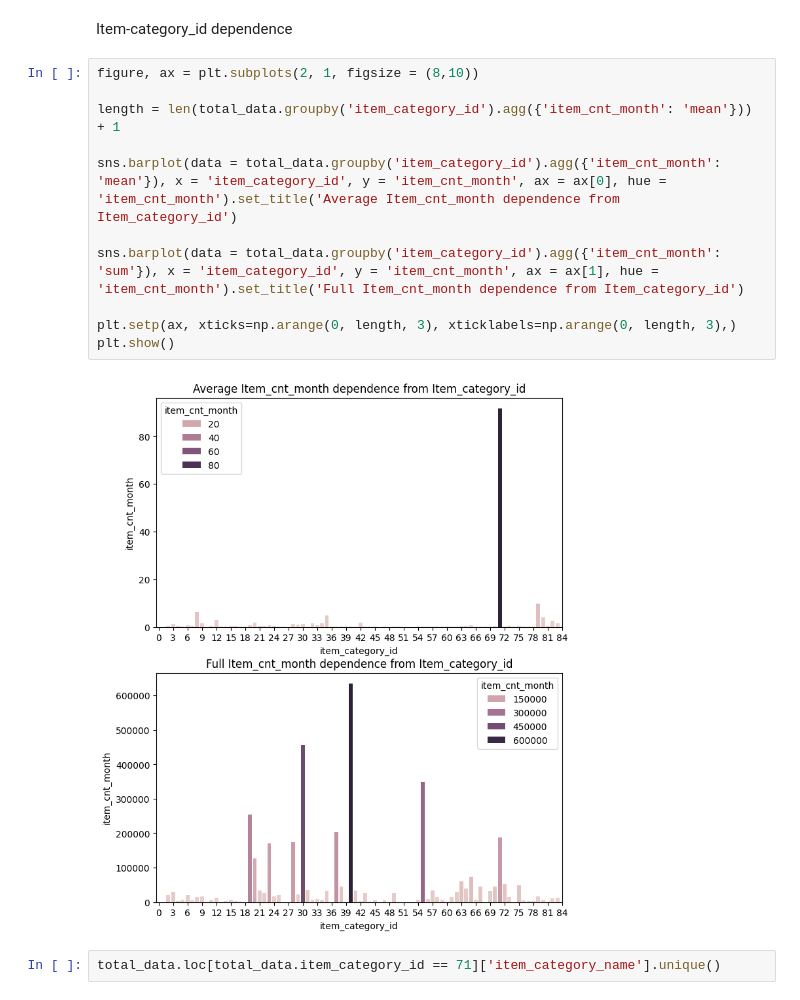
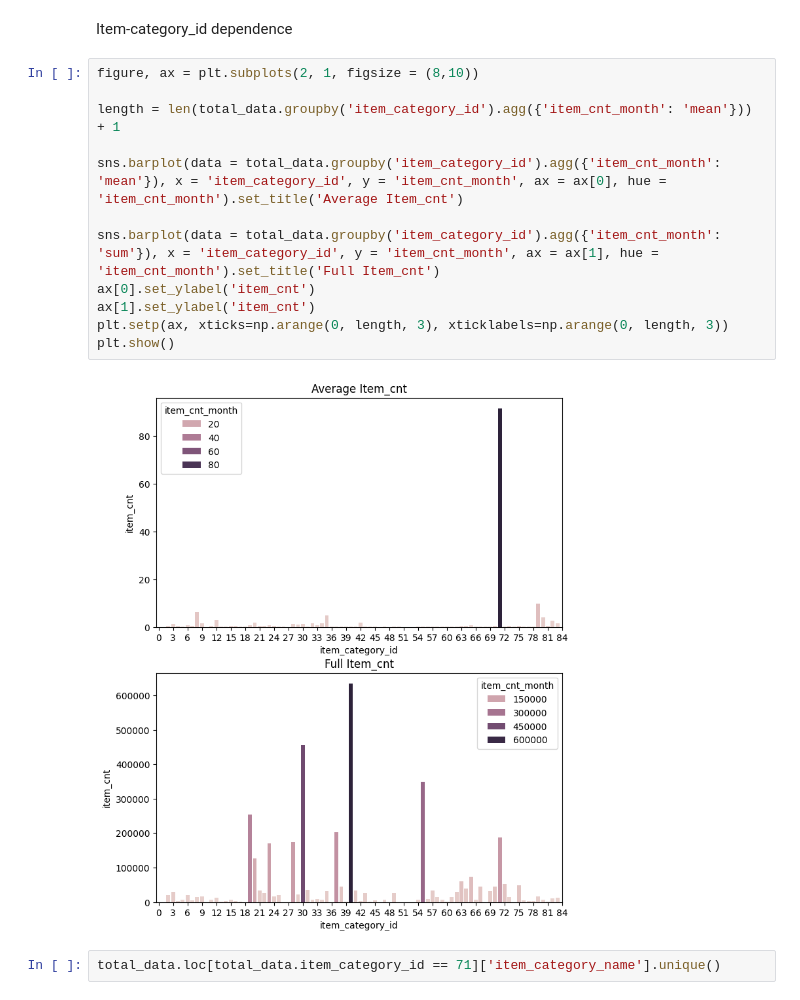
Before and after one commit to YPolina/Trainee, a Jupyter notebook: DS.ipynb, the cells around one changed output. Cells and saved outputs as stored; diff of their text form.

```diff
--- a/DS.ipynb
+++ b/DS.ipynb
@@ -463,16 +466,17 @@ Item-category_id dependence
 # %%
 figure, ax = plt.subplots(2, 1, figsize = (8,10))
 
 length = len(total_data.groupby('item_category_id').agg({'item_cnt_month': 'mean'})) + 1
 
-sns.barplot(data = total_data.groupby('item_category_id').agg({'item_cnt_month': 'mean'}), x = 'item_category_id', y = 'item_cnt_month', ax = ax[0], hue = 'item_cnt_month').set_title('Average Item_cnt_month dependence from Item_category_id')
+sns.barplot(data = total_data.groupby('item_category_id').agg({'item_cnt_month': 'mean'}), x = 'item_category_id', y = 'item_cnt_month', ax = ax[0], hue = 'item_cnt_month').set_title('Average Item_cnt')
 
-sns.barplot(data = total_data.groupby('item_category_id').agg({'item_cnt_month': 'sum'}), x = 'item_category_id', y = 'item_cnt_month', ax = ax[1], hue = 'item_cnt_month').set_title('Full Item_cnt_month dependence from Item_category_id')
-
-plt.setp(ax, xticks=np.arange(0, length, 3), xticklabels=np.arange(0, length, 3),)
+sns.barplot(data = total_data.groupby('item_category_id').agg({'item_cnt_month': 'sum'}), x = 'item_category_id', y = 'item_cnt_month', ax = ax[1], hue = 'item_cnt_month').set_title('Full Item_cnt')
+ax[0].set_ylabel('item_cnt')
+ax[1].set_ylabel('item_cnt')
+plt.setp(ax, xticks=np.arange(0, length, 3), xticklabels=np.arange(0, length, 3))
 plt.show()
 # %% [output]
-[figure, old version]
+[figure, new version]
 # %%
 total_data.loc[total_data.item_category_id == 71]['item_category_name'].unique()
 # %% [output]
```
Also changed, not shown: parts of 30 cells of this notebook.
